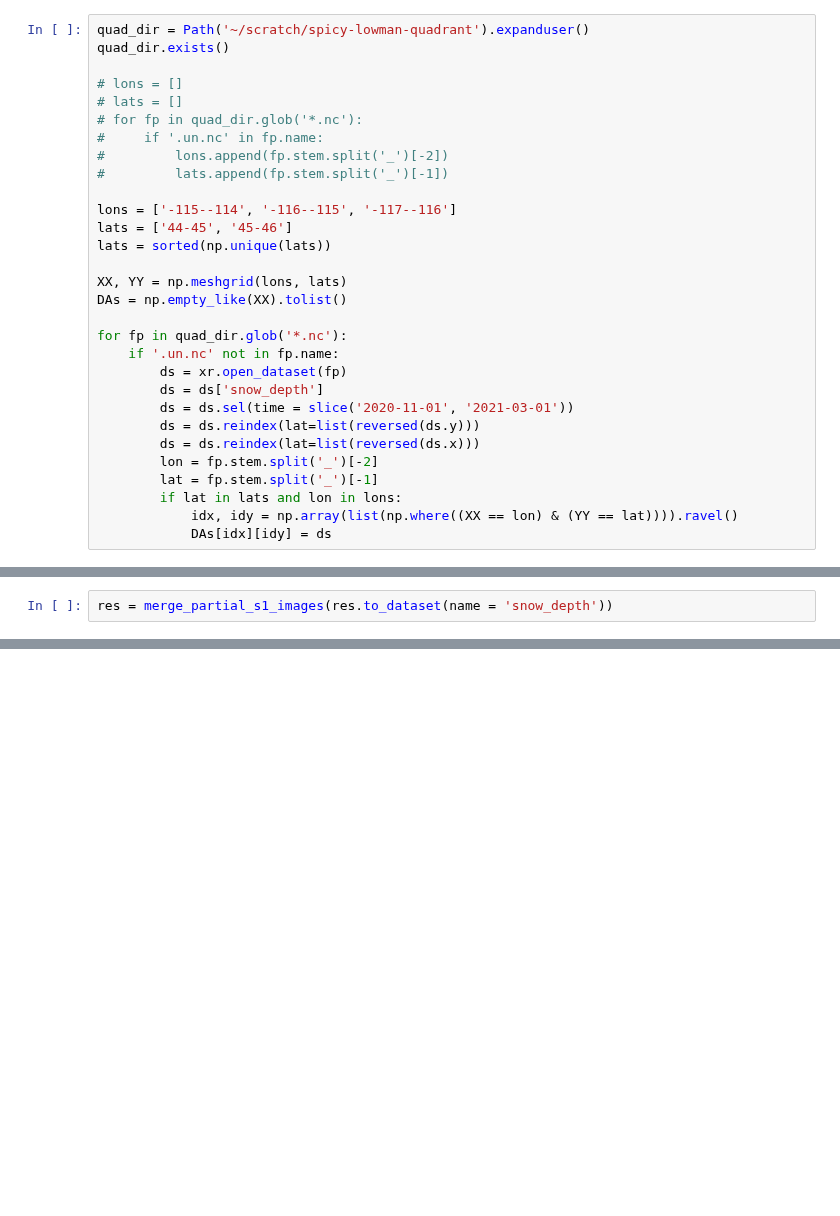
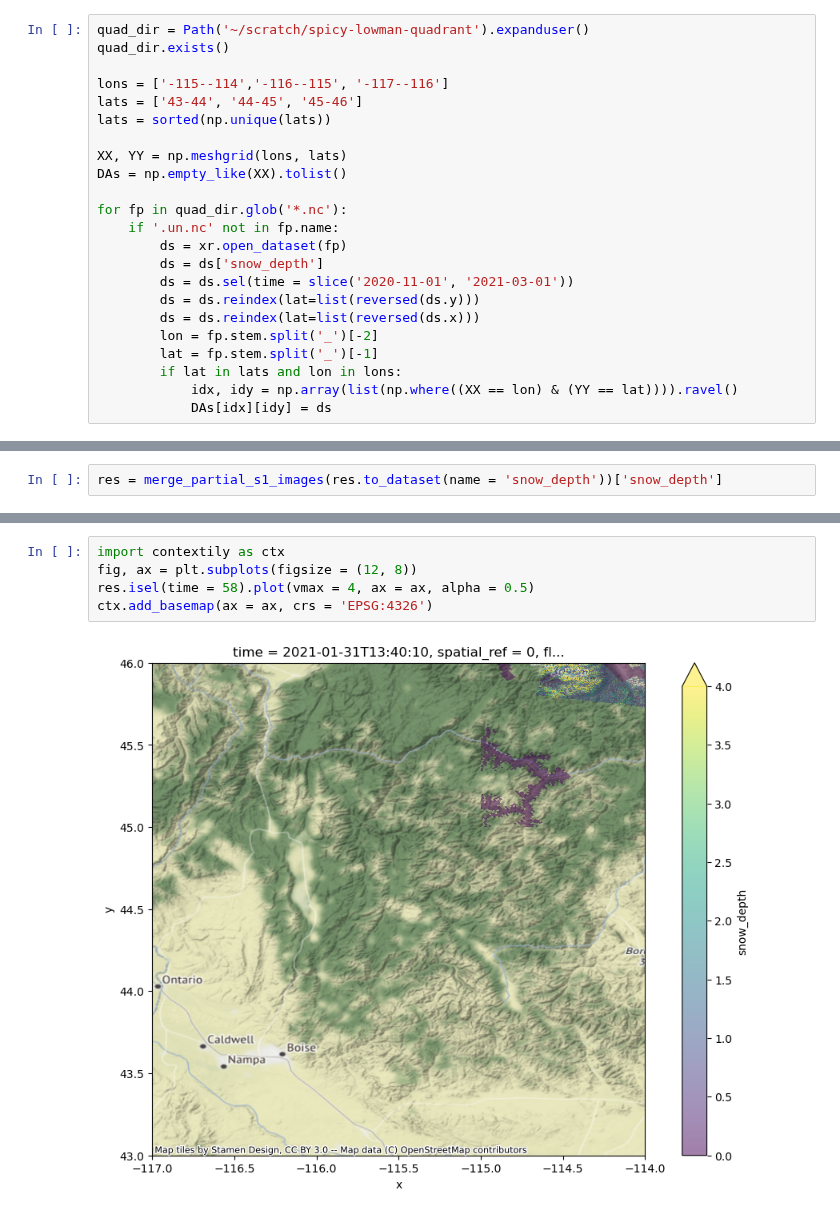
Before and after one commit to SnowEx/spicy-snow, a Jupyter notebook: contrib/keskinen/sandbox.ipynb, the cells around one changed output, grey strips where cells are left out. Drawn from its saved outputs; the diff is of its cells as text; blank space fills up the shorter version.

```diff
--- a/contrib/keskinen/sandbox.ipynb
+++ b/contrib/keskinen/sandbox.ipynb
@@ -56,15 +22,8 @@ imgs = download_hyp3(jobs, area, outdir = work_dir.joinpath('tmp'), clean = Fals
 quad_dir = Path('~/scratch/spicy-lowman-quadrant').expanduser()
 quad_dir.exists()
 
-# lons = []
-# lats = []
-# for fp in quad_dir.glob('*.nc'):
-#     if '.un.nc' in fp.name:
-#         lons.append(fp.stem.split('_')[-2])
-#         lats.append(fp.stem.split('_')[-1])
-
-lons = ['-115--114', '-116--115', '-117--116']
-lats = ['44-45', '45-46']
+lons = ['-115--114','-116--115', '-117--116']
+lats = ['43-44', '44-45', '45-46']
 lats = sorted(np.unique(lats))
 
 XX, YY = np.meshgrid(lons, lats)
@@ -90,2 +48,2 @@ res = res.sortby('x')
 # %%
-res = merge_partial_s1_images(res.to_dataset(name = 'snow_depth'))
+res = merge_partial_s1_images(res.to_dataset(name = 'snow_depth'))['snow_depth']
@@ -118,0 +52,7 @@ DAs[0][1].isel(time = 52).plot()
+# %%
+import contextily as ctx
+fig, ax = plt.subplots(figsize = (12, 8))
+res.isel(time = 58).plot(vmax = 4, ax = ax, alpha = 0.5)
+ctx.add_basemap(ax = ax, crs = 'EPSG:4326')
+# %% [output]
+[figure, added]
```
Also changed, not shown: parts of 17 cells of this notebook, 2 other files.
